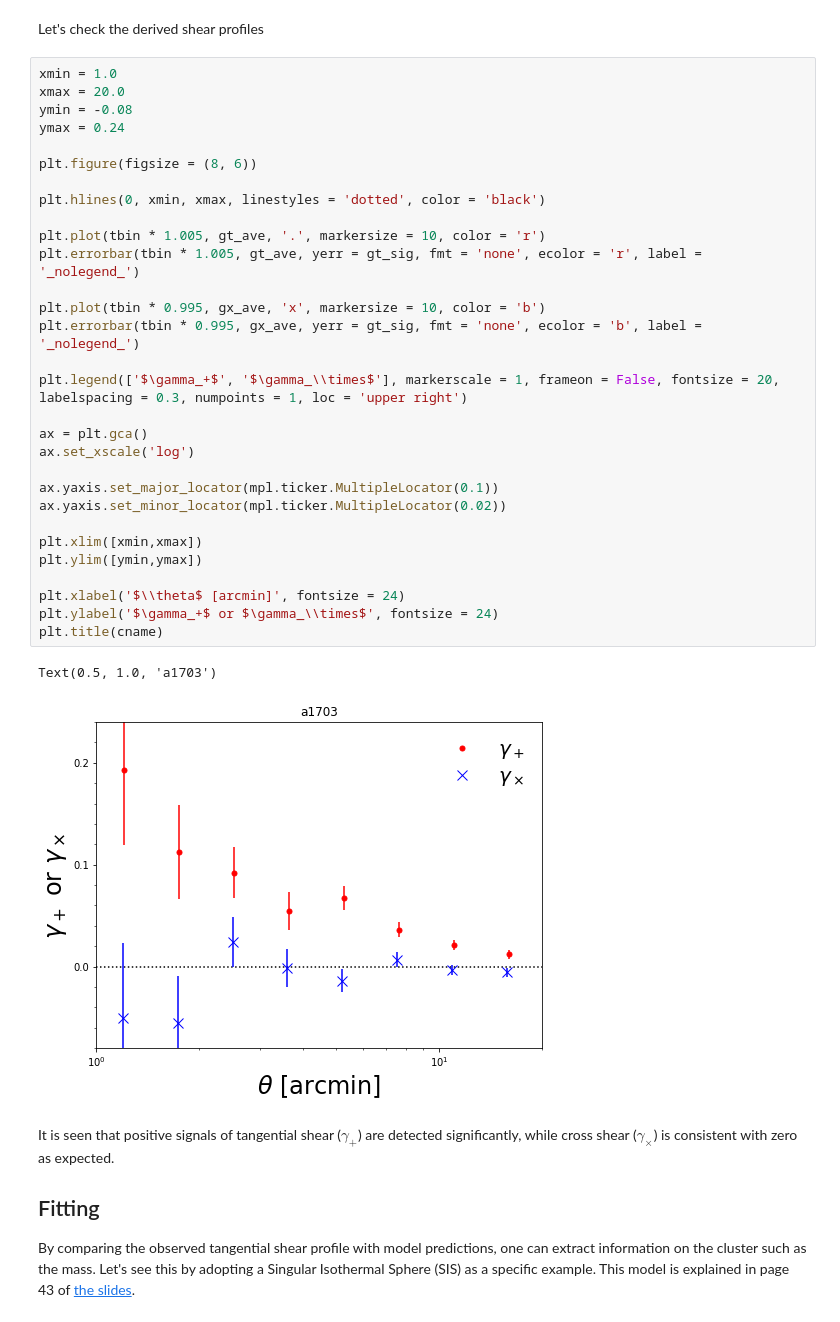
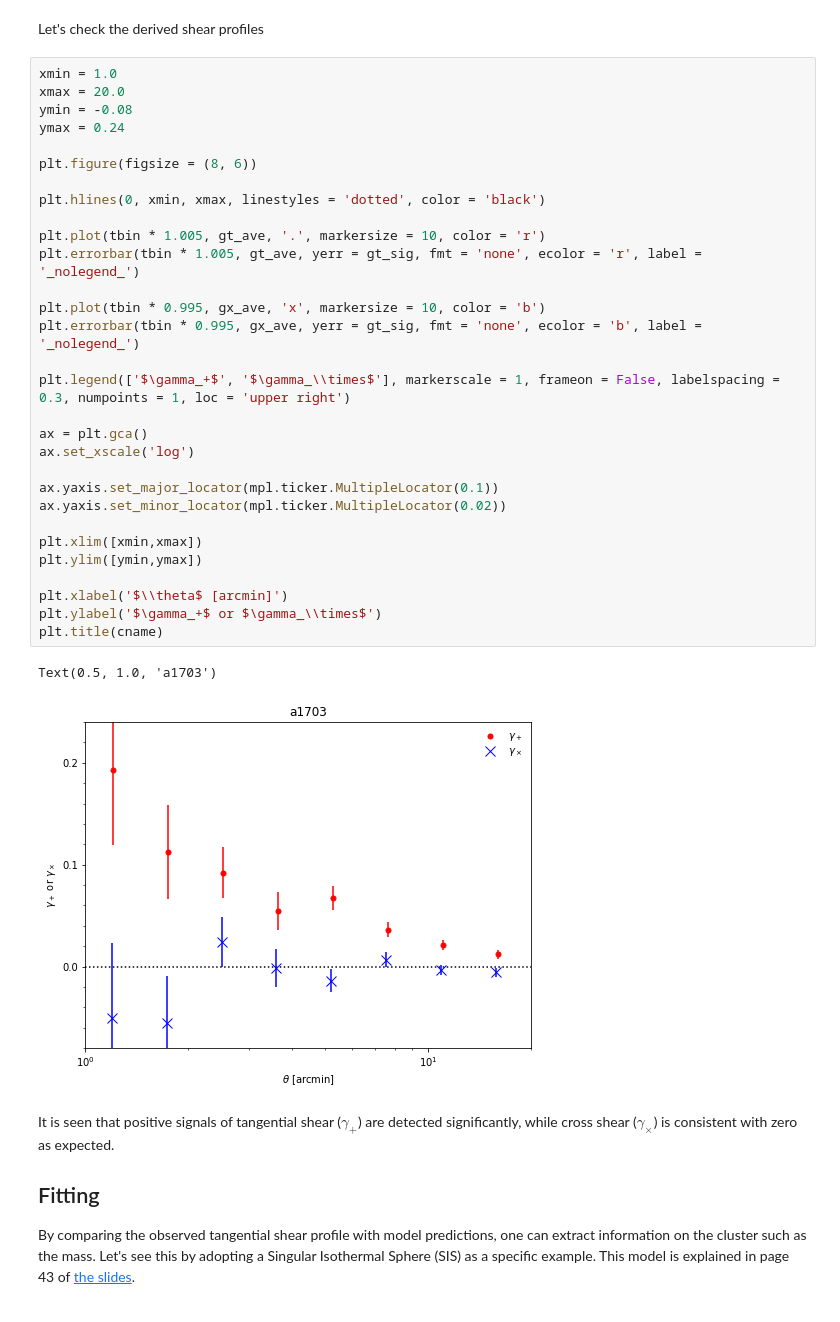
Before and after one commit to oguri/wlcluster_tutorial, a Jupyter notebook: analyze_tangential_shear.ipynb, the cells around one changed output. Saved outputs shown, nothing was run; the diff lists cells and outputs as text.

```diff
--- a/analyze_tangential_shear.ipynb
+++ b/analyze_tangential_shear.ipynb
@@ -153,36 +153,36 @@ Let's check the derived shear profiles
 # %%
 xmin = 1.0
 xmax = 20.0
 ymin = -0.08
 ymax = 0.24
 
 plt.figure(figsize = (8, 6))
 
 plt.hlines(0, xmin, xmax, linestyles = 'dotted', color = 'black')
 
 plt.plot(tbin * 1.005, gt_ave, '.', markersize = 10, color = 'r')
 plt.errorbar(tbin * 1.005, gt_ave, yerr = gt_sig, fmt = 'none', ecolor = 'r', label = '_nolegend_')
 
 plt.plot(tbin * 0.995, gx_ave, 'x', markersize = 10, color = 'b')
 plt.errorbar(tbin * 0.995, gx_ave, yerr = gt_sig, fmt = 'none', ecolor = 'b', label = '_nolegend_')
 
-plt.legend(['$\gamma_+$', '$\gamma_\\times$'], markerscale = 1, frameon = False, fontsize = 20, labelspacing = 0.3, numpoints = 1, loc = 'upper right')
+plt.legend(['$\gamma_+$', '$\gamma_\\times$'], markerscale = 1, frameon = False, labelspacing = 0.3, numpoints = 1, loc = 'upper right')
 
 ax = plt.gca()
 ax.set_xscale('log')
 
 ax.yaxis.set_major_locator(mpl.ticker.MultipleLocator(0.1))
 ax.yaxis.set_minor_locator(mpl.ticker.MultipleLocator(0.02))
 
 plt.xlim([xmin,xmax])
 plt.ylim([ymin,ymax])
 
-plt.xlabel('$\\theta$ [arcmin]', fontsize = 24)
-plt.ylabel('$\gamma_+$ or $\gamma_\\times$', fontsize = 24)
+plt.xlabel('$\\theta$ [arcmin]')
+plt.ylabel('$\gamma_+$ or $\gamma_\\times$')
 plt.title(cname)
 # %% [output]
 Text(0.5, 1.0, 'a1703')
-[figure, old version]
+[figure, new version]
 # %% [markdown]
 It is seen that positive signals of tangential shear ($\gamma_+$) are detected significantly, while cross shear ($\gamma_\times$) is consistent with zero as expected.
 
```
Also changed, not shown: parts of 2 cells of this notebook.
